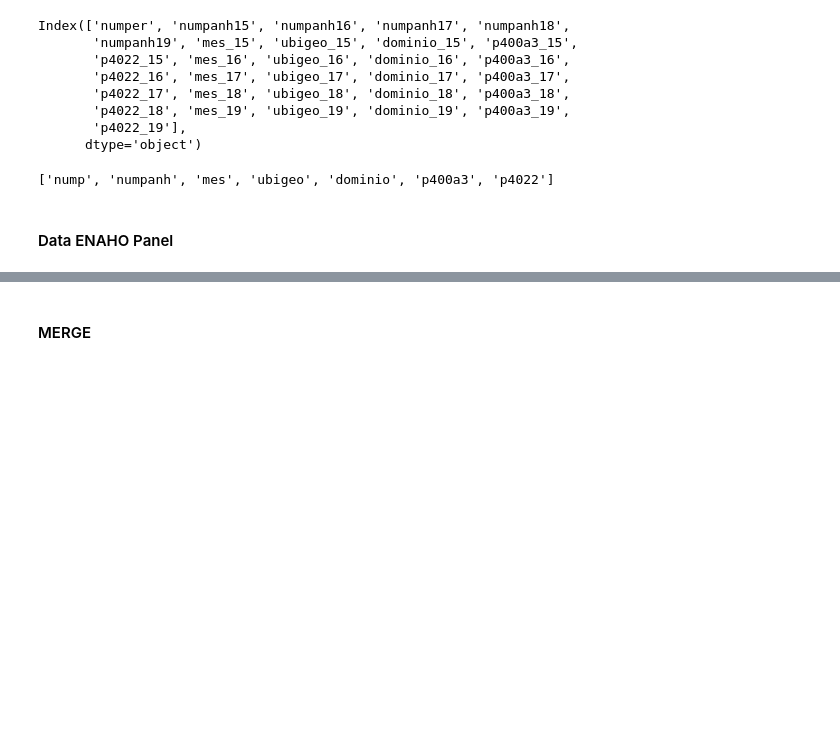
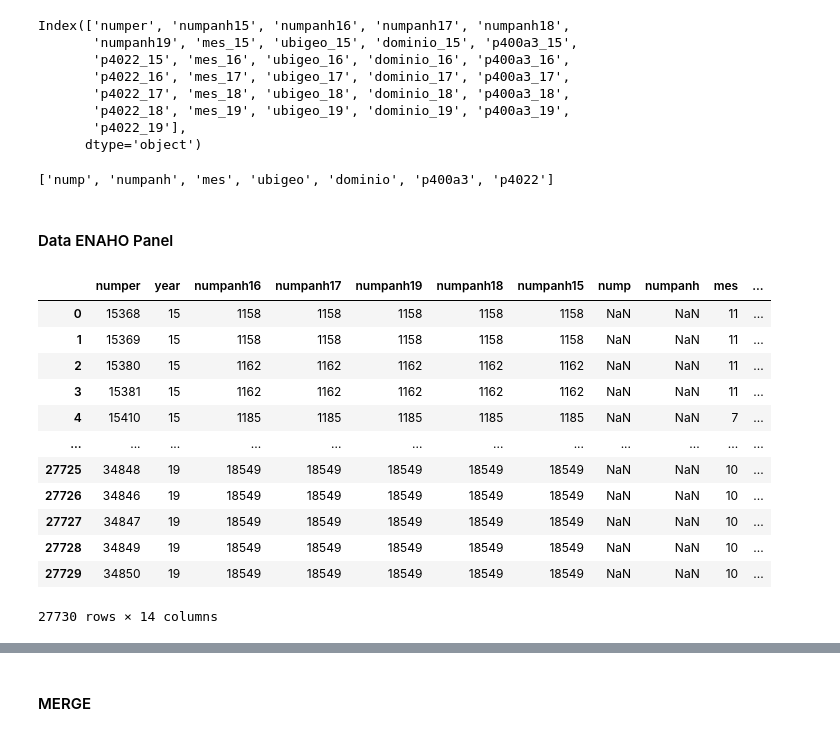
Before and after one commit to Robertopucp/1ECO35_R_PYTHON, a Jupyter notebook: Trabajo_grupal/WH5/grupo5_python_wh5.ipynb, the cells around one changed output, grey strips where cells are left out. Drawn from its saved outputs; the diff is of its cells as text; code cells hidden in the pictures; blank space fills up the shorter version.

```diff
--- a/Trabajo_grupal/WH5/grupo5_python_wh5.ipynb
+++ b/Trabajo_grupal/WH5/grupo5_python_wh5.ipynb
@@ -68,6 +70,22 @@ new_list
 #### Data ENAHO Panel
 # %%
 reshape_panel = pd.wide_to_long(data1, stubnames = new_list, i = ['numper'] , j = 'year' , sep = '_').reset_index()
+# %%
+reshape_panel
+# %% [output]
+|  | numper | year | numpanh16 | numpanh17 | numpanh19 | numpanh18 | numpanh15 | nump | numpanh | mes | ... |
+| 0 | 15368 | 15 | 1158 | 1158 | 1158 | 1158 | 1158 | NaN | NaN | 11 | ... |
+| 1 | 15369 | 15 | 1158 | 1158 | 1158 | 1158 | 1158 | NaN | NaN | 11 | ... |
+| 2 | 15380 | 15 | 1162 | 1162 | 1162 | 1162 | 1162 | NaN | NaN | 11 | ... |
+| 3 | 15381 | 15 | 1162 | 1162 | 1162 | 1162 | 1162 | NaN | NaN | 11 | ... |
+| 4 | 15410 | 15 | 1185 | 1185 | 1185 | 1185 | 1185 | NaN | NaN | 7 | ... |
+| ... | ... | ... | ... | ... | ... | ... | ... | ... | ... | ... | ... |
+| 27725 | 34848 | 19 | 18549 | 18549 | 18549 | 18549 | 18549 | NaN | NaN | 10 | ... |
+| 27726 | 34846 | 19 | 18549 | 18549 | 18549 | 18549 | 18549 | NaN | NaN | 10 | ... |
+| 27727 | 34847 | 19 | 18549 | 18549 | 18549 | 18549 | 18549 | NaN | NaN | 10 | ... |
+| 27728 | 34849 | 19 | 18549 | 18549 | 18549 | 18549 | 18549 | NaN | NaN | 10 | ... |
+| 27729 | 34850 | 19 | 18549 | 18549 | 18549 | 18549 | 18549 | NaN | NaN | 10 | ... |
+27730 rows × 14 columns
 # %%
 new_list[0] = data1.columns[0]
 new_list[1] = data1.columns[1]
```
Also changed, not shown: parts of 5 cells of this notebook.
